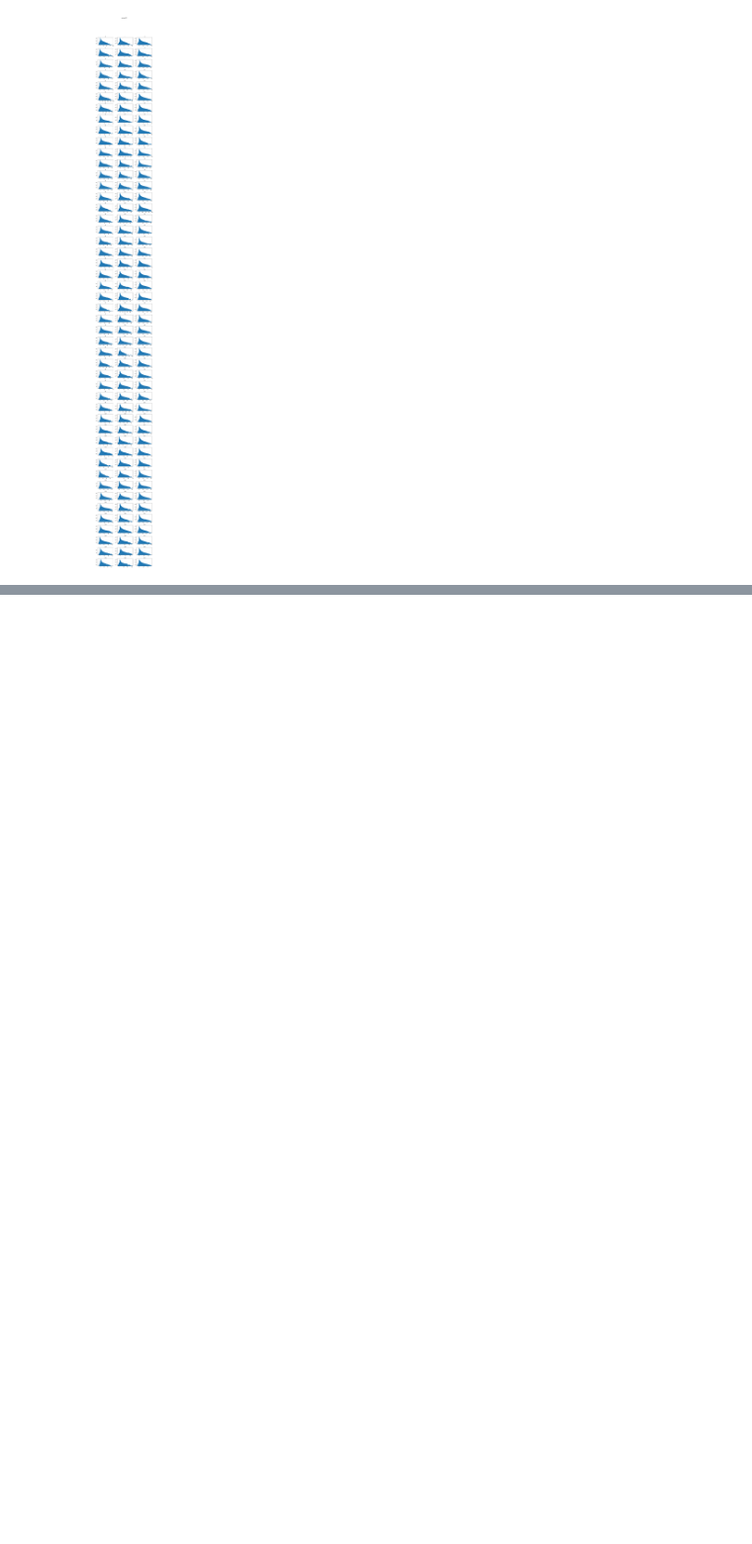
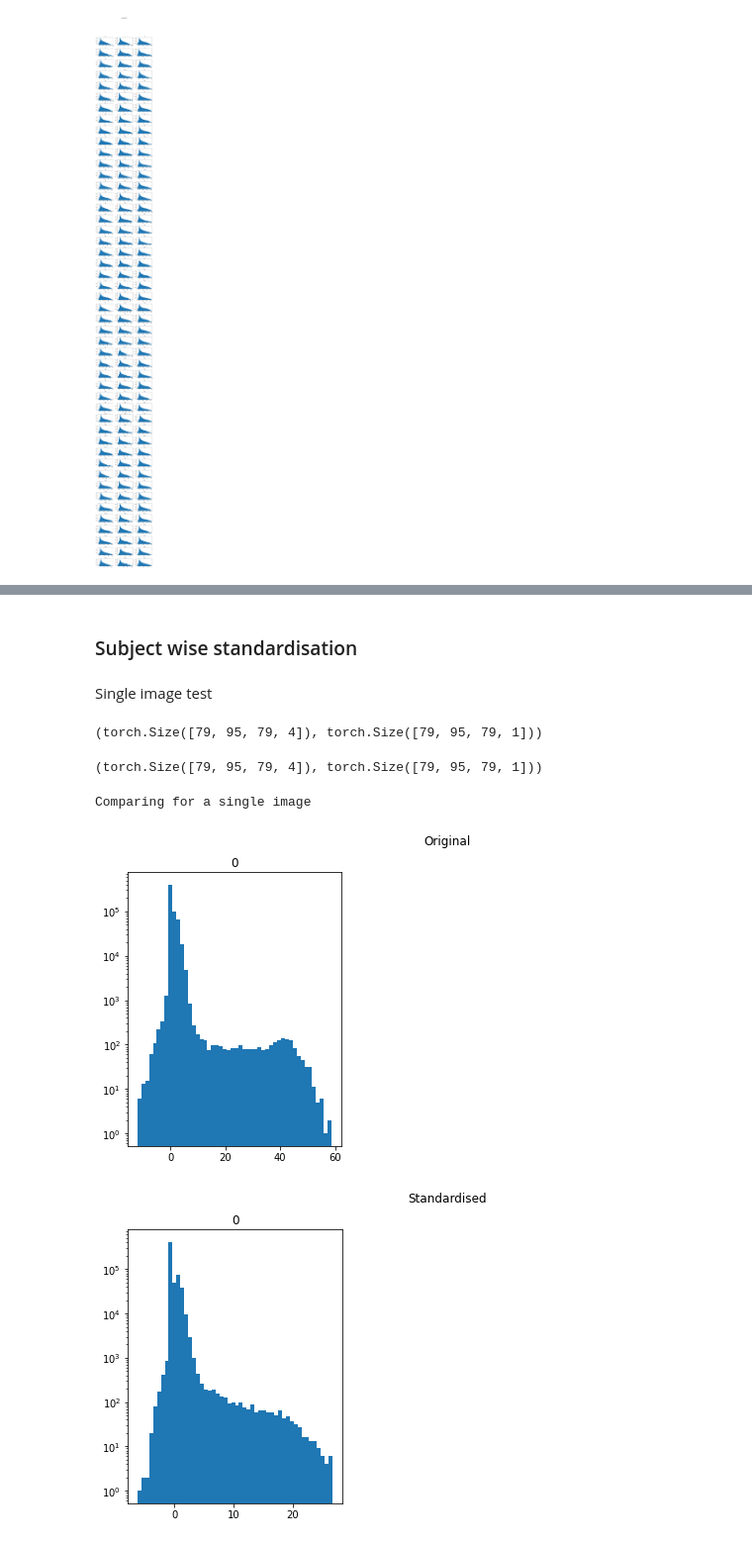
Before and after one commit to JulianKlug/PerfusionCT-Net, a Jupyter notebook: exploration_notebooks/normalisation_exploration.ipynb, the cells around one changed output, grey strips where cells are left out. Shown at 99% size. Cells and saved outputs as stored; diff of their text form; code cells hidden in the pictures; blank space fills up the shorter version.

Commit message:
test image standardisation

```diff
--- a/exploration_notebooks/normalisation_exploration.ipynb
+++ b/exploration_notebooks/normalisation_exploration.ipynb
@@ -9,14 +10,15 @@ import numpy as np
 from gsprep.visual_tools.dataset_histograms import plot_dataset_histogram, plot_per_sample_histograms
 # %%
-dataset_path = '/Users/julian/stroke_research/data/all_2017_2016/data_set.npz'
+dataset_path = '/Users/julian/temp/perfusion_data_sets/rescaled_data_set.npz'
 n_subj = 144
 
 raw_images = np.load(dataset_path, allow_pickle=True)['ct_inputs'][:n_subj].astype(np.float64)
-# raw_labels = np.load(dataset_path, allow_pickle=True)['ct_lesion_GT'][:n_subj].astype(np.uint8)
-raw_labels = np.load(dataset_path, allow_pickle=True)['lesion_GT'][:n_subj].astype(np.float64)
+raw_labels = np.load(dataset_path, allow_pickle=True)['ct_lesion_GT'][:n_subj].astype(np.uint8)
+# raw_labels = np.load(dataset_path, allow_pickle=True)['lesion_GT'][:n_subj].astype(np.float64)
 raw_mask = np.load(dataset_path, allow_pickle=True)['brain_masks'][:n_subj]
 params = np.load(dataset_path, allow_pickle=True)['params']
 
+n_subj, n_x, n_y, n_z, n_c = raw_images.shape
 raw_images.shape
 # %% [output]
 (144, 79, 95, 79, 4)
@@ -49,0 +55,36 @@ Original data histograms
+# %% [markdown]
+### Subject wise standardisation
+# %%
+# Mimic the way it is called in transformations
+def apply_standardisation(input, target):
+    transform = StandardizeImage(norm_flag=[True, True, True, False])
+    std_input, std_target = transform(input, target)
+    return std_input, std_target
+# %% [markdown]
+Single image test
+# %%
+subj_idx = 1
+input = raw_images[subj_idx]
+label = np.expand_dims(raw_labels[subj_idx], axis=[-1])
+
+images, labels = torch.from_numpy(input), \
+                 torch.from_numpy(label)
+
+
+images.shape, labels.shape
+# %% [output]
+(torch.Size([79, 95, 79, 4]), torch.Size([79, 95, 79, 1]))
+# %%
+std_input, std_label = apply_standardisation(images, labels)
+
+std_input.shape, std_label.shape
+# %% [output]
+(torch.Size([79, 95, 79, 4]), torch.Size([79, 95, 79, 1]))
+# %%
+plot_per_sample_histograms(np.expand_dims(input[..., 0], axis=0), title='Original', figsize=(10,5), log=True)
+plot_per_sample_histograms(np.expand_dims(std_input[..., 0], axis=0), title='Standardised', figsize=(10,5), log=True)
+print('Comparing for a single image')
+# %% [output]
+Comparing for a single image
+[figure, added]
+[figure, added]
```
Also changed, not shown: parts of 13 cells of this notebook, 1 other file.
